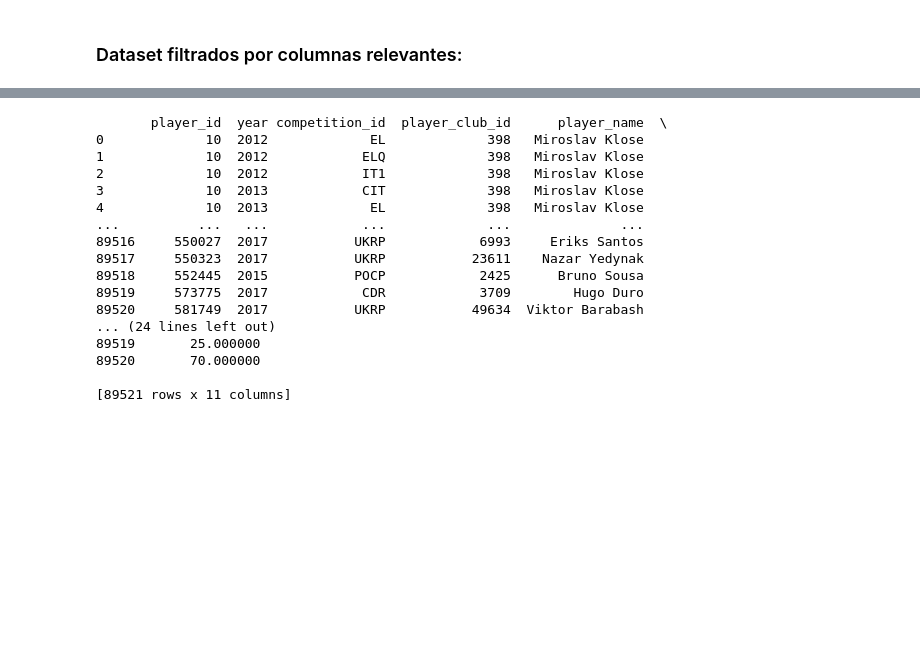
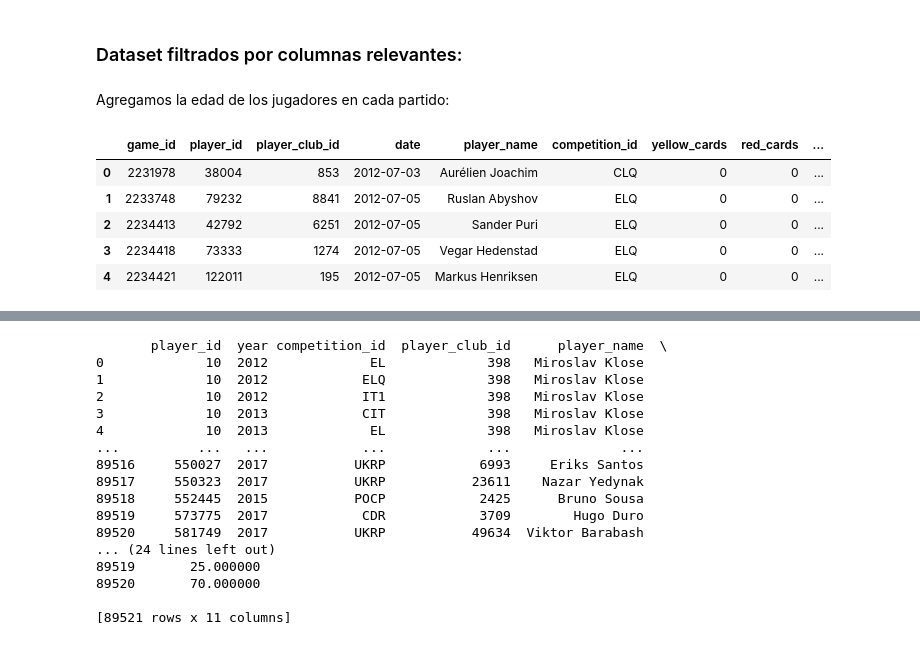
Before and after one commit to VLGuazzelli/proyecto_final_transfer, a Jupyter notebook: src/explore.ipynb, the cells around one changed output, grey strips where cells are left out. Drawn from its saved outputs; the diff is of its cells as text; code cells hidden in the pictures; blank space fills up the shorter version.

Commit message:
agregando edad

```diff
--- a/src/explore.ipynb
+++ b/src/explore.ipynb
@@ -54,3 +56,30 @@ Las columnas de Player Valuations: Index(['player_id', 'date', 'market_value_in_
 appearence_filtered=appearence.drop(["appearance_id", "player_current_club_id"], axis = 1)
 player_valuations_filtered=player_valuations.drop(["current_club_id", "player_club_domestic_competition_id"], axis = 1)
 players_filtered=players.drop(["first_name", "last_name", "last_season", "current_club_id", "player_code", "contract_expiration_date","agent_name","image_url","url", "current_club_domestic_competition_id","current_club_name","market_value_in_eur", "highest_market_value_in_eur"], axis = 1)
+# %% [markdown]
+Agregamos la edad de los jugadores en cada partido:
+# %%
+# Convert 'date' column to datetime
+appearence_filtered['date'] = pd.to_datetime(appearence_filtered['date'])
+
+# Ensure 'date_of_birth' is in datetime format
+players_filtered['date_of_birth'] = pd.to_datetime(players_filtered['date_of_birth'])
+
+players_birth=players_filtered[["player_id",'date_of_birth']]
+players_birth.head()
+
+# Hacemos el merge:
+appearence_filtered = pd.merge(appearence_filtered, players_birth, on=['player_id'], how='left')
+
+# Agregamos edad:
+appearence_filtered["age"]=appearence_filtered["date"]-appearence_filtered['date_of_birth']
+appearence_filtered["age"] = (appearence_filtered["age"].dt.days // 365.25).round(1)
+
+appearence_filtered.head()
+# %% [output]
+|  | game_id | player_id | player_club_id | date | player_name | competition_id | yellow_cards | red_cards | ... |
+| 0 | 2231978 | 38004 | 853 | 2012-07-03 | Aurélien Joachim | CLQ | 0 | 0 | ... |
+| 1 | 2233748 | 79232 | 8841 | 2012-07-05 | Ruslan Abyshov | ELQ | 0 | 0 | ... |
+| 2 | 2234413 | 42792 | 6251 | 2012-07-05 | Sander Puri | ELQ | 0 | 0 | ... |
+| 3 | 2234418 | 73333 | 1274 | 2012-07-05 | Vegar Hedenstad | ELQ | 0 | 0 | ... |
+| 4 | 2234421 | 122011 | 195 | 2012-07-05 | Markus Henriksen | ELQ | 0 | 0 | ... |
```
Also changed, not shown: parts of 4 cells of this notebook.
